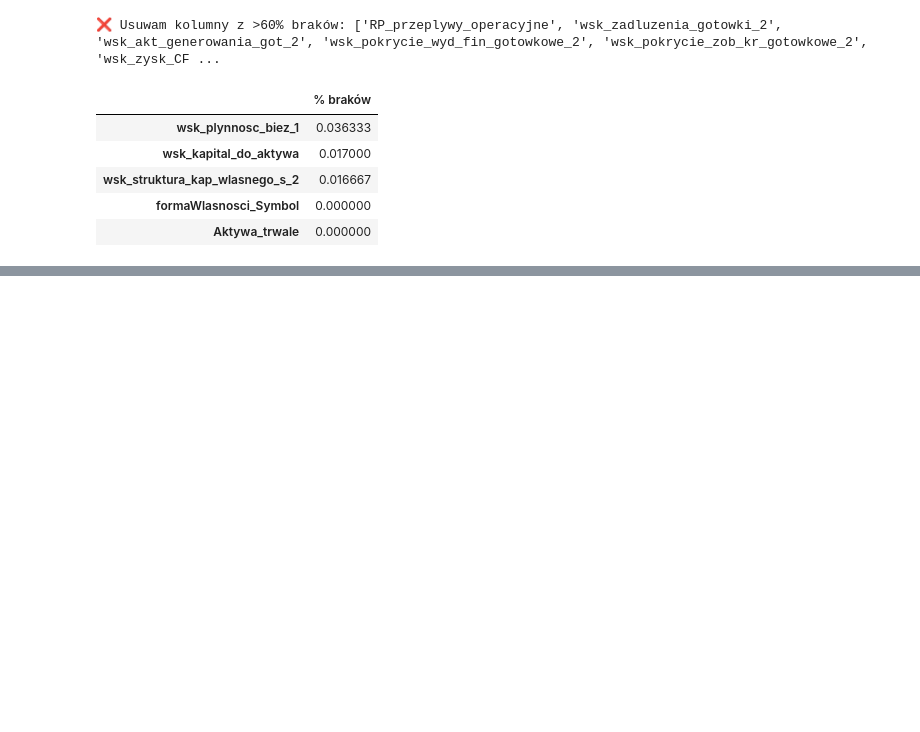
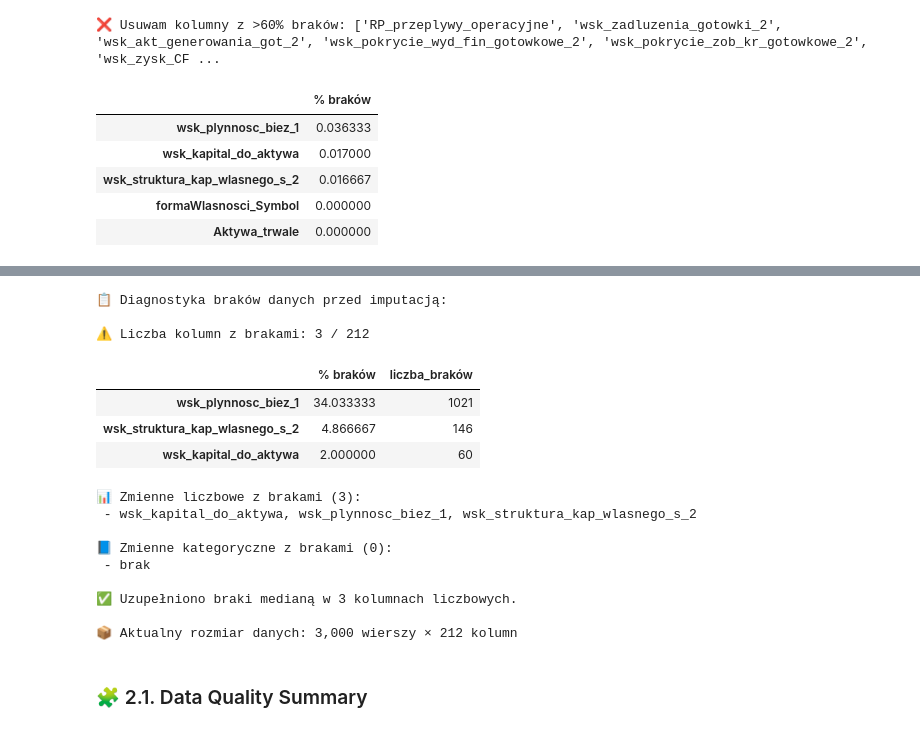
Before and after one commit to Mattioo7/interpretable-ai-scoring, a Jupyter notebook: notebook_1.ipynb, the cells around one changed output, grey strips where cells are left out. Saved outputs shown, nothing was run; the diff lists cells and outputs as text; code cells hidden in the pictures; blank space fills up the shorter version.

Commit message:
Prepare data for logistic regression - wip

```diff
--- a/notebook_1.ipynb
+++ b/notebook_1.ipynb
@@ -311,34 +331,49 @@ else:
     display(missing_df.head(20))
 
 # --- Kolumny z brakami (podział wg typu) ---
 num_missing = [c for c in num_cols if df[c].isna().any()]
 cat_missing = [c for c in cat_cols if df[c].isna().any()]
 
 print(f"\n📊 Zmienne liczbowe z brakami ({len(num_missing)}):")
 if num_missing:
     print(" - " + ", ".join(num_missing[:10]) + (" ..." if len(num_missing) > 10 else ""))
 else:
     print(" - brak")
 
 print(f"\n📘 Zmienne kategoryczne z brakami ({len(cat_missing)}):")
 if cat_missing:
     print(" - " + ", ".join(cat_missing))
 else:
     print(" - brak")
 
 # --- Imputacja ---
 if num_missing:
     imputer_median = SimpleImputer(strategy="median")
     df[num_missing] = imputer_median.fit_transform(df[num_missing])
     print(f"\n✅ Uzupełniono braki medianą w {len(num_missing)} kolumnach liczbowych.")
 
 if cat_missing:
     imputer_mode = SimpleImputer(strategy="most_frequent")
     df[cat_missing] = imputer_mode.fit_transform(df[cat_missing])
     print(f"✅ Uzupełniono braki najczęstszą wartością w {len(cat_missing)} kolumnach kategorycznych.")
 
-# --- Flagi braków (opcjonalnie) ---
-for c in num_missing + cat_missing:
-    df[c + "_missing"] = df[c].isna().astype(int)
-
 print(f"\n📦 Aktualny rozmiar danych: {df.shape[0]:,} wierszy × {df.shape[1]:,} kolumn")
+# %% [output]
+📋 Diagnostyka braków danych przed imputacją:
+
+⚠️ Liczba kolumn z brakami: 3 / 212
+|  | % braków | liczba_braków |
+| wsk_plynnosc_biez_1 | 34.033333 | 1021 |
+| wsk_struktura_kap_wlasnego_s_2 | 4.866667 | 146 |
+| wsk_kapital_do_aktywa | 2.000000 | 60 |
+📊 Zmienne liczbowe z brakami (3):
+ - wsk_kapital_do_aktywa, wsk_plynnosc_biez_1, wsk_struktura_kap_wlasnego_s_2
+
+📘 Zmienne kategoryczne z brakami (0):
+ - brak
+
+✅ Uzupełniono braki medianą w 3 kolumnach liczbowych.
+
+📦 Aktualny rozmiar danych: 3,000 wierszy × 212 kolumn
+# %% [markdown]
+### 🧩 2.1. Data Quality Summary
```
Also changed, not shown: parts of 14 cells of this notebook, 1 other file.
